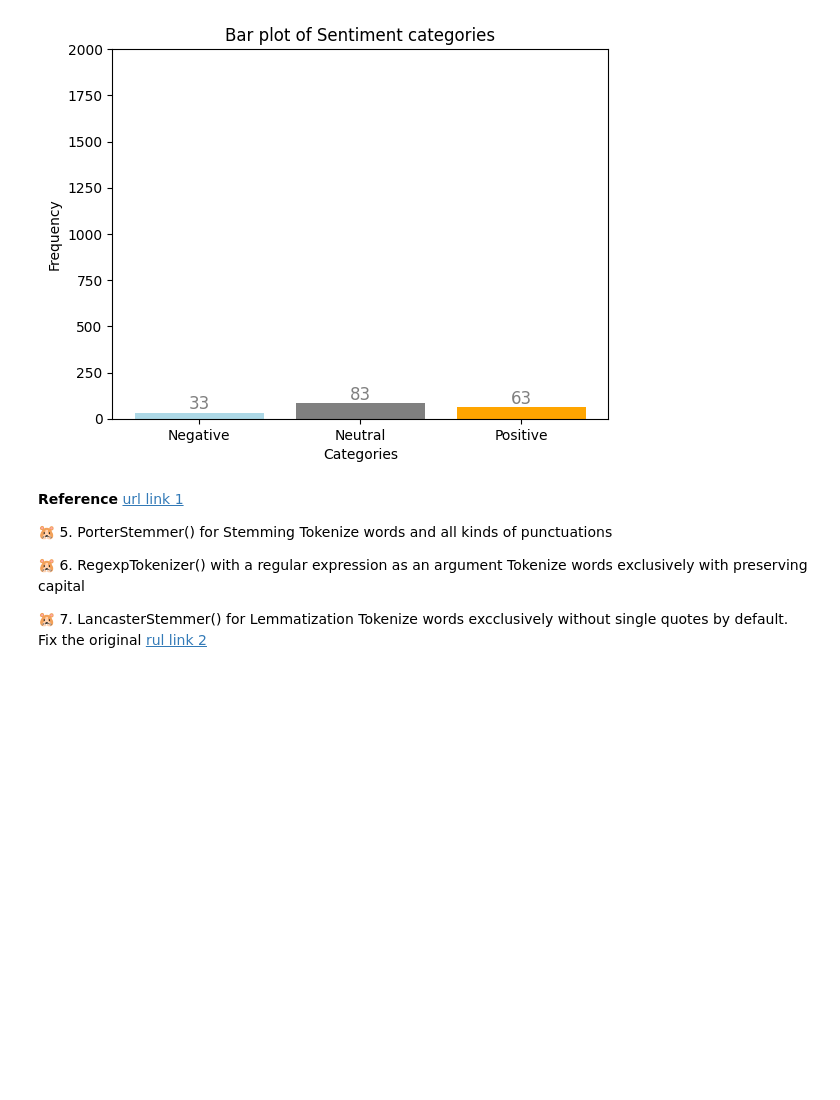
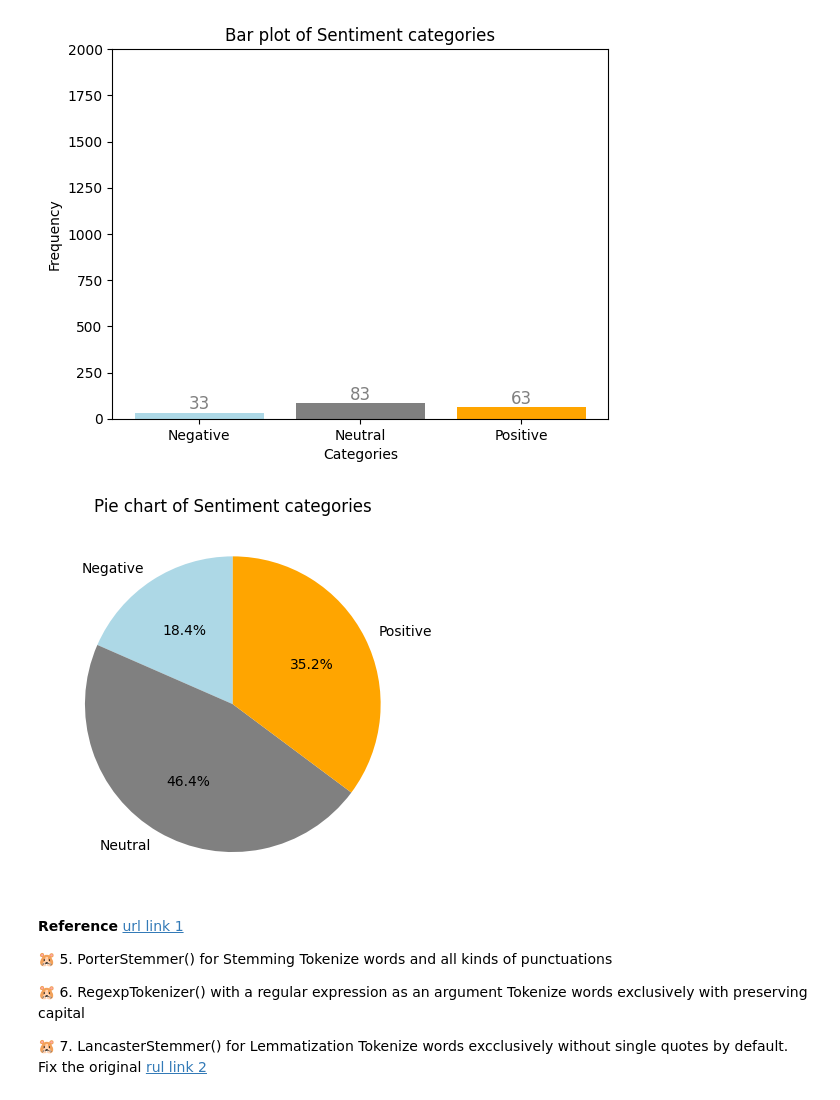
Before and after one commit to ms624atyale/Python_Basics, a Jupyter notebook: 34_SentimentAnalysisip_BerenstainBearsynb_inProgress.ipynb, the cells around one changed output. Cells and saved outputs as stored; diff of their text form; code cells hidden in the pictures; blank space fills up the shorter version.

```diff
--- a/34_SentimentAnalysisip_BerenstainBearsynb_inProgress.ipynb
+++ b/34_SentimentAnalysisip_BerenstainBearsynb_inProgress.ipynb
@@ -459,6 +459,34 @@ plt.show()
 ==================================================
 Total:  179
 [figure]
+# %%
+# 감정분석 카테고리 파이차트 (비율확인용)
+import numpy as np
+import matplotlib.pyplot as plt
+
+Negative = int(dfsentiment['NegFlag'].sum())
+Neutral = int(dfsentiment['NeuFlag'].sum())
+Positive = int(dfsentiment['PosFlag'].sum())
+
+# Your three integer frequencies
+freqs = [Negative, Neutral, Positive]
+
+# Create labels for the segments
+labels = ['Negative', 'Neutral', 'Positive']
+
+# Specify the colors for each segment
+colors = ['lightblue', 'gray', 'orange']
+
+# Generate the pie chart with custom colors
+plt.pie(freqs, labels=labels, colors=colors, autopct='%.1f%%', startangle=90)
+
+# Set a title for the plot
+plt.title('Pie chart of Sentiment categories')
+
+# Display the plot
+plt.show()
+# %% [output]
+[figure, added]
 # %% [markdown]
 **Reference**
 [url link 1](https://github.com/ms624atyale/Python_Basics/blob/main/28_Tokenization_VariousWays.ipynb)
```
